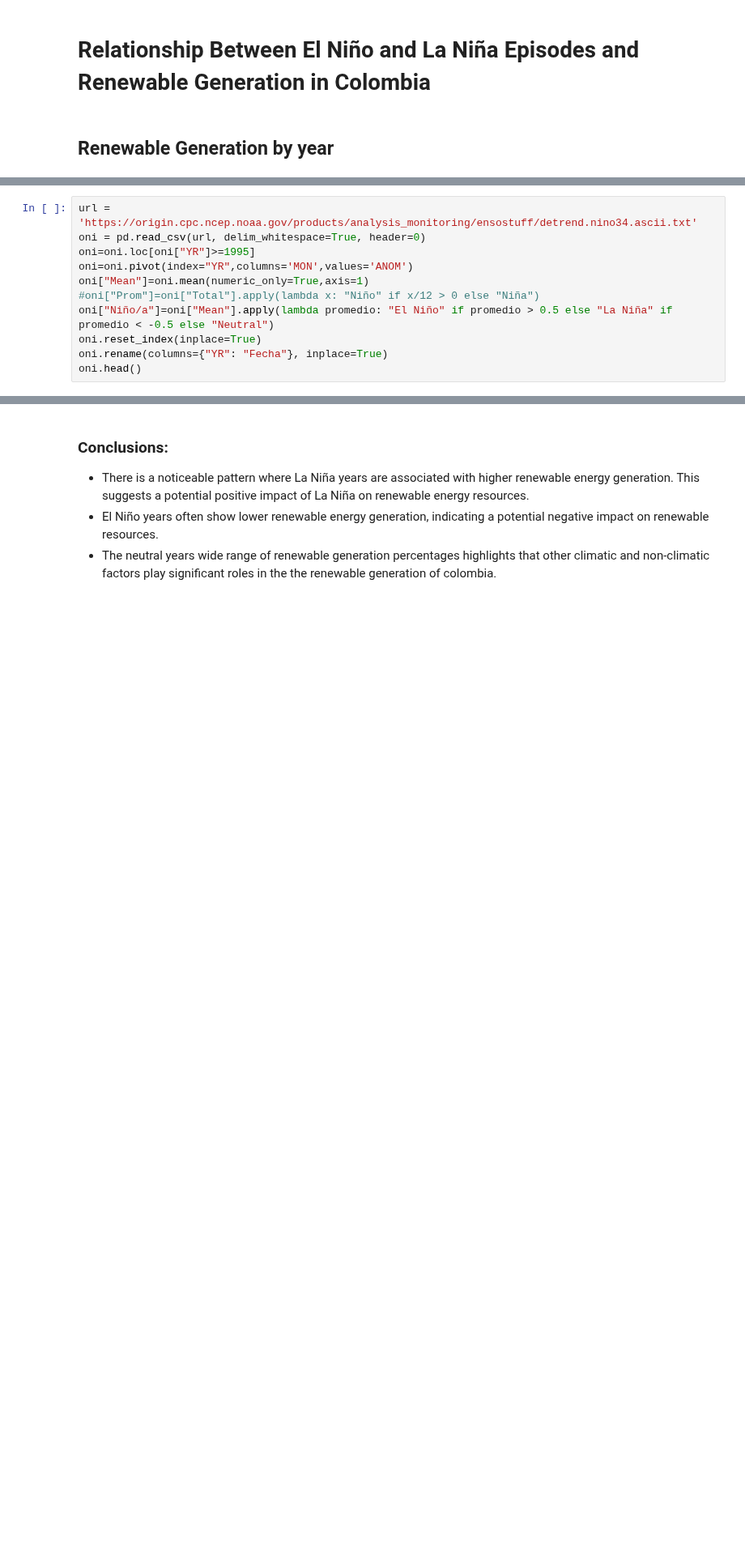
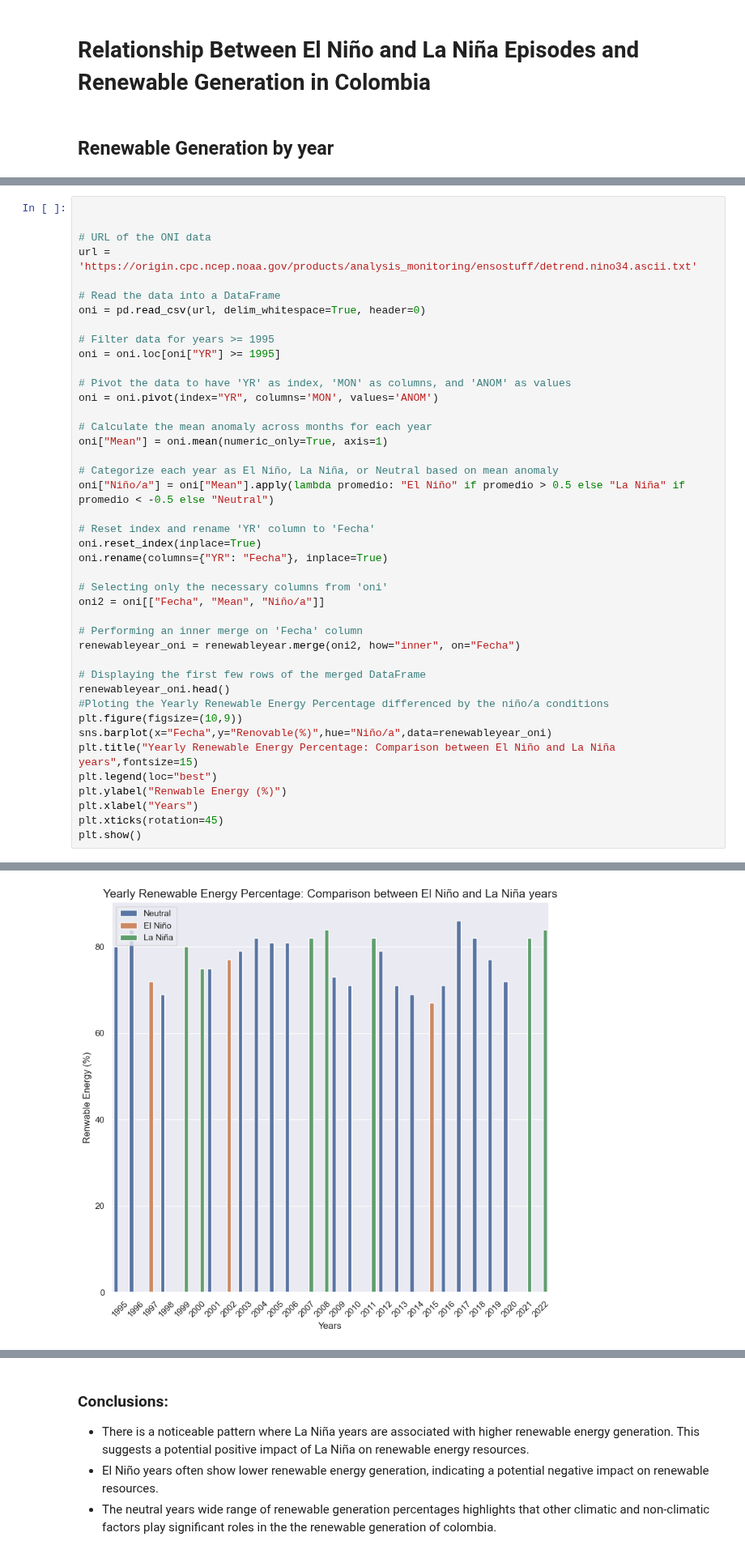
Before and after one commit to Mateoferrnandez/Projects, a Jupyter notebook: Personal Projects/Electrical Grid Data Analysis and Forecasting/notebooks/ElectricGeneration_colombia copy.ipynb, the cells around one changed output, grey strips where cells are left out. Shown at 81% size. Saved outputs shown, nothing was run; the diff lists cells and outputs as text; blank space fills up the shorter version.

```diff
--- a/Personal Projects/Electrical Grid Data Analysis and Forecasting/notebooks/ElectricGeneration_colombia copy.ipynb
+++ b/Personal Projects/Electrical Grid Data Analysis and Forecasting/notebooks/ElectricGeneration_colombia copy.ipynb
@@ -494,12 +583,43 @@ renewableyear.head(10)
 # %%
+
+
+# URL of the ONI data
 url = 'https://origin.cpc.ncep.noaa.gov/products/analysis_monitoring/ensostuff/detrend.nino34.ascii.txt'
+
+# Read the data into a DataFrame
 oni = pd.read_csv(url, delim_whitespace=True, header=0)
-oni=oni.loc[oni["YR"]>=1995]
-oni=oni.pivot(index="YR",columns='MON',values='ANOM')
-oni["Mean"]=oni.mean(numeric_only=True,axis=1)
-#oni["Prom"]=oni["Total"].apply(lambda x: "Niño" if x/12 > 0 else "Niña")
-oni["Niño/a"]=oni["Mean"].apply(lambda promedio: "El Niño" if promedio > 0.5 else "La Niña" if promedio < -0.5 else "Neutral")
+
+# Filter data for years >= 1995
+oni = oni.loc[oni["YR"] >= 1995]
+
+# Pivot the data to have 'YR' as index, 'MON' as columns, and 'ANOM' as values
+oni = oni.pivot(index="YR", columns='MON', values='ANOM')
+
+# Calculate the mean anomaly across months for each year
+oni["Mean"] = oni.mean(numeric_only=True, axis=1)
+
+# Categorize each year as El Niño, La Niña, or Neutral based on mean anomaly
+oni["Niño/a"] = oni["Mean"].apply(lambda promedio: "El Niño" if promedio > 0.5 else "La Niña" if promedio < -0.5 else "Neutral")
+
+# Reset index and rename 'YR' column to 'Fecha'
 oni.reset_index(inplace=True)
 oni.rename(columns={"YR": "Fecha"}, inplace=True)
-oni.head()
+
+# Selecting only the necessary columns from 'oni'
+oni2 = oni[["Fecha", "Mean", "Niño/a"]]
+
+# Performing an inner merge on 'Fecha' column
+renewableyear_oni = renewableyear.merge(oni2, how="inner", on="Fecha")
+
+# Displaying the first few rows of the merged DataFrame
+renewableyear_oni.head()
+#Ploting the Yearly Renewable Energy Percentage differenced by the niño/a conditions
+plt.figure(figsize=(10,9))
+sns.barplot(x="Fecha",y="Renovable(%)",hue="Niño/a",data=renewableyear_oni)
+plt.title("Yearly Renewable Energy Percentage: Comparison between El Niño and La Niña years",fontsize=15)
+plt.legend(loc="best")
+plt.ylabel("Renwable Energy (%)")
+plt.xlabel("Years")
+plt.xticks(rotation=45)
+plt.show()
 # %% [output]
@@ -511,0 +626 @@ oni.head()
+[figure, added]
```
Also changed, not shown: parts of 14 cells of this notebook, 2 other files.
